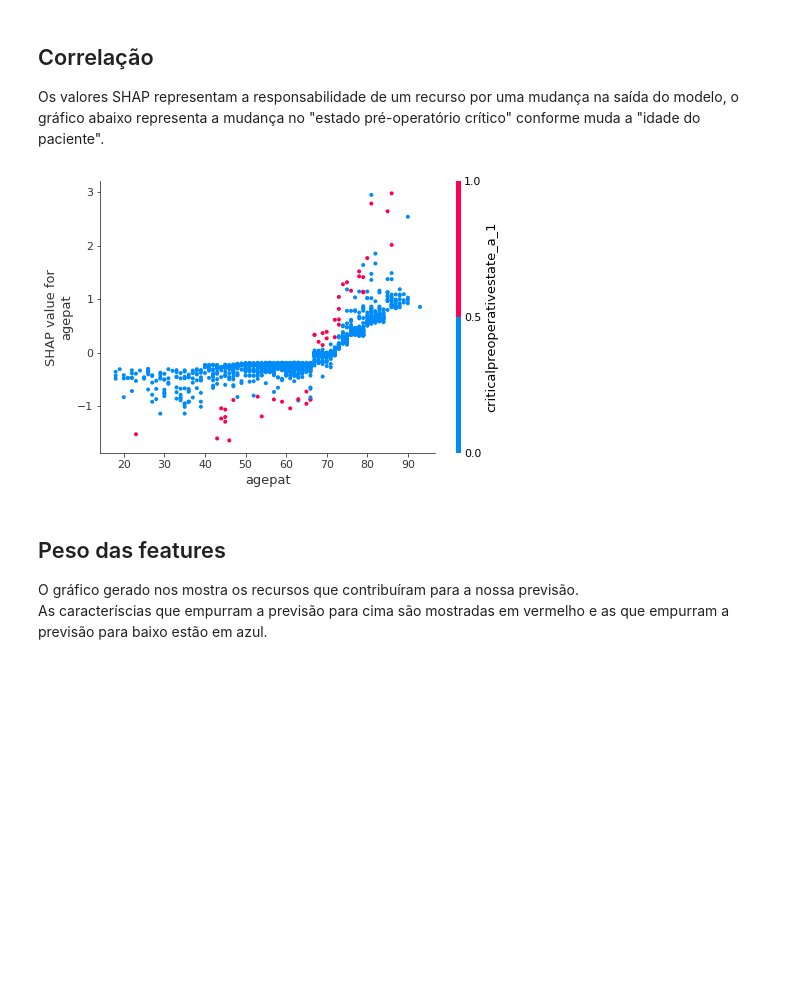
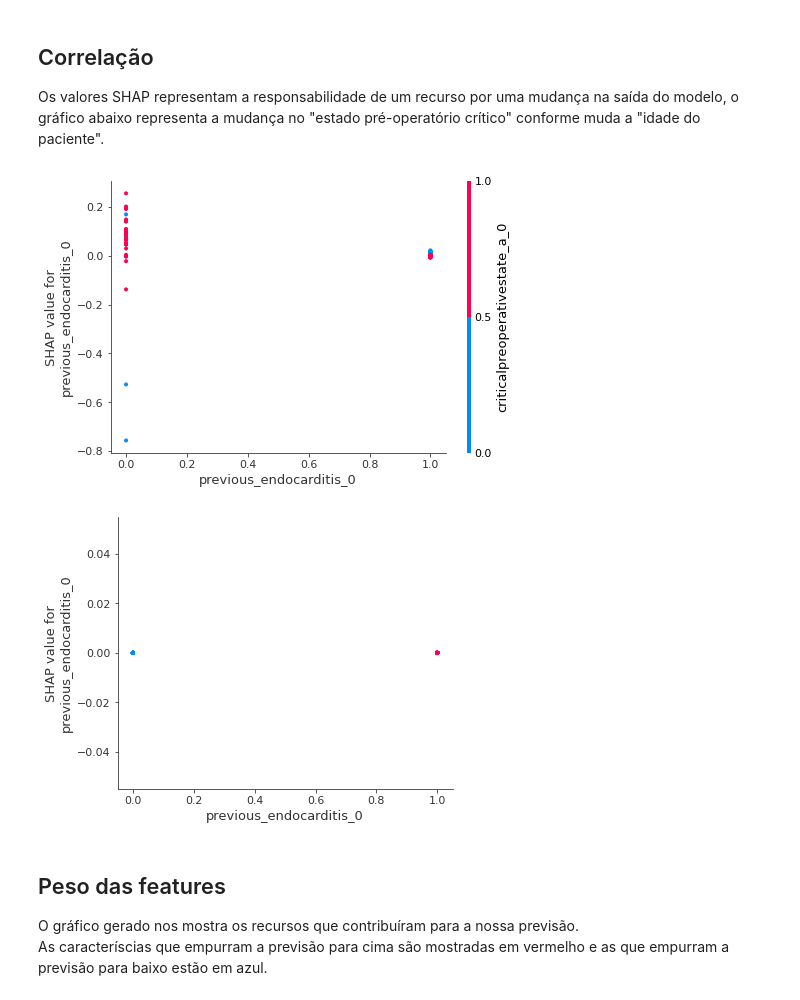
Before and after one commit to edsonpiresnunes/Euroscore, a Jupyter notebook: Euroscore.ipynb, the cells around one changed output. Saved outputs shown, nothing was run; the diff lists cells and outputs as text; code cells hidden in the pictures; blank space fills up the shorter version.

Commit message:
Removendo arquivos não usados Adicionado plots dos resultados Adicionado referências Modelos salvos

```diff
--- a/Euroscore.ipynb
+++ b/Euroscore.ipynb
@@ -302,9 +286,11 @@ interpret_model(tuned_catboost)
 
 Os valores SHAP representam a responsabilidade de um recurso por uma mudança na saída do modelo, o gráfico abaixo representa a mudança no "estado pré-operatório crítico" conforme muda a "idade do paciente".
 # %%
+interpret_model(trained_model, plot = 'correlation')
 interpret_model(tuned_catboost, plot = 'correlation')
 # %% [output]
-[figure, old version]
+[figure, new version]
+[figure, added]
 # %% [markdown]
 ## Peso das features
 
```
Also changed, not shown: parts of 39 cells of this notebook, 17 other files.
